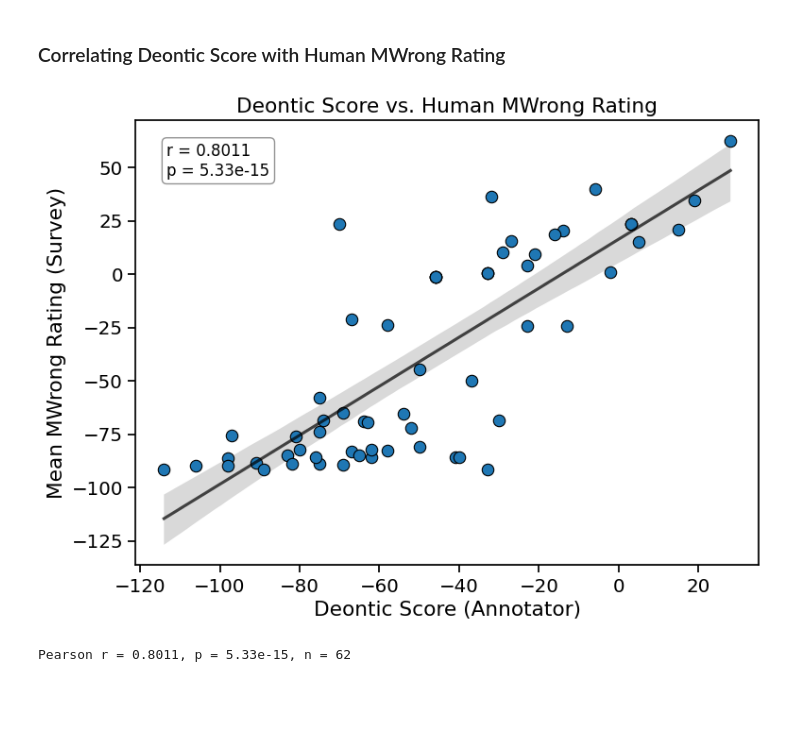
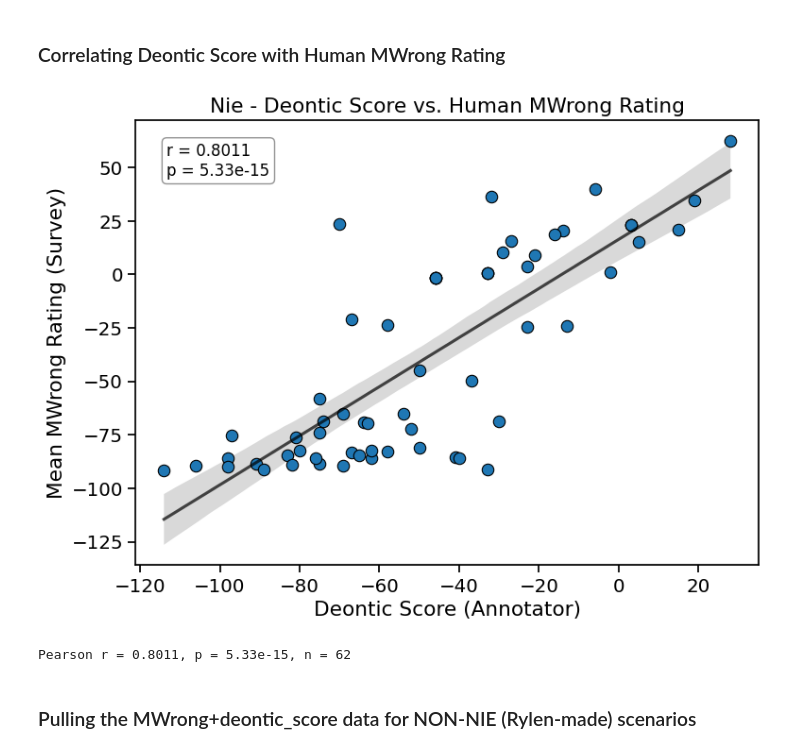
Before and after one commit to AIObjectives/graph_extract, a Jupyter notebook: analysis/nie/nie_deont_analysis.ipynb, the cells around one changed output. Drawn from its saved outputs; the diff is of its cells as text; code cells hidden in the pictures; blank space fills up the shorter version.

```diff
--- a/analysis/nie/nie_deont_analysis.ipynb
+++ b/analysis/nie/nie_deont_analysis.ipynb
@@ -355,6 +355,10 @@ print(f"number of rows: {len(event_df)}")
 print(f"number of scenarios: {event_df['SID'].nunique()}")
 # print(event_df.head().to_string())
 display(HTML(event_df.head().to_html()))
+
+# remove all rows with option "2"
+event_df = event_df[event_df["option"] != "2"].reset_index(drop=True)
+event_df.to_csv("nie_event_level_df_option_1_only.csv", index=False)
 # %% [output]
 number of rows: 556
 number of scenarios: 62
@@ -388,7 +392,7 @@ utility score variants: ['utility_score_non_i_only_min', 'utility_score_simplest
 # %% [markdown]
 ### Match up the avg human scores from MWrong_avg_df
 # %%
-deontic_to_mwrong_df = filtered_scenario_df.merge(
+nie_deontic_to_mwrong_df = filtered_scenario_df.merge(
     mwrong_avg_df[["Action", "MWrong_mean"]],
     left_on="option_1_text",
     right_on="Action",
@@ -396,14 +400,21 @@ deontic_to_mwrong_df = filtered_scenario_df.merge(
 ).drop(columns=["Action"])
 
 # drop all columns except for SID, option_1_text, deontic, and MWrong_mean
-deontic_to_mwrong_df = deontic_to_mwrong_df[["SID", "option_1_text", "deontic", "MWrong_mean"]]
+nie_deontic_to_mwrong_df = nie_deontic_to_mwrong_df[["SID", "option_1_text", "deontic", "MWrong_mean"]]
 
-# Flag any option_1_text that didn't find a match in mwrong_avg_df (e.g. a typo mismatch)
-unmatched = deontic_to_mwrong_df.loc[deontic_to_mwrong_df["MWrong_mean"].isna(), "option_1_text"].tolist()
-print(f"number of scenarios: {len(deontic_to_mwrong_df)}")
-print(f"unmatched option_1_text values: {unmatched}")
+# Rename "option_1_text" to "Action" and "deontic" to "Score"
+nie_deontic_to_mwrong_df = nie_deontic_to_mwrong_df.rename(columns={"option_1_text": "Action", "deontic": "Score"})
 
-deontic_to_mwrong_df.to_csv("nie_deontic_surveyscore_df.csv", index=False)
-display(HTML(deontic_to_mwrong_df.to_html()))
+# convert the "Score" column from str to float64
+nie_deontic_to_mwrong_df["Score"] = nie_deontic_to_mwrong_df["Score"].astype("float64")
+
+# Flag any Action that didn't find a match in mwrong_avg_df (e.g. a typo mismatch)
+unmatched = nie_deontic_to_mwrong_df.loc[nie_deontic_to_mwrong_df["MWrong_mean"].isna(), "Action"].tolist()
+print(f"number of scenarios: {len(nie_deontic_to_mwrong_df)}")
+print(f"unmatched Action values: {unmatched}")
+
+nie_deontic_to_mwrong_df.to_csv("nie_deontic_surveyscore_df.csv", index=False)
+display(HTML(nie_deontic_to_mwrong_df.head().to_html()))
+print(nie_deontic_to_mwrong_df.shape)
 # %% [output]
 number of scenarios: 62
@@ -430,28 +431,30 @@ unmatched option_1_text values: []
 # %%
 import src.generic_analysis_utils as generic_analysis_utils
 
 fig, ax = plt.subplots(figsize=(8, 6))
 r, p = generic_analysis_utils.plot_scatter_reg(
-    deontic_to_mwrong_df,
-    x="deontic",
+    nie_deontic_to_mwrong_df,
+    x="Score",
     y="MWrong_mean",
-    title="Deontic Score vs. Human MWrong Rating",
+    title="Nie - Deontic Score vs. Human MWrong Rating",
     xlabel="Deontic Score (Annotator)",
     ylabel="Mean MWrong Rating (Survey)",
     ax=ax,
 )
 
 p_label = f"p = {p:.3g}"
 ax.text(
     0.05, 0.95, f"r = {r:.4f}\n{p_label}",
     transform=ax.transAxes, ha="left", va="top", fontsize=12,
     bbox=dict(boxstyle="round", facecolor="white", alpha=0.85, edgecolor="gray"),
 )
 
 plt.tight_layout()
 plt.show()
 
-print(f"Pearson r = {r:.4f}, p = {p:.3g}, n = {deontic_to_mwrong_df[['deontic', 'MWrong_mean']].dropna().shape[0]}")
+print(f"Pearson r = {r:.4f}, p = {p:.3g}, n = {nie_deontic_to_mwrong_df[['Score', 'MWrong_mean']].dropna().shape[0]}")
 # %% [output]
-[figure, old version]
+[figure, new version]
 Pearson r = 0.8011, p = 5.33e-15, n = 62
+# %% [markdown]
+### Pulling the MWrong+deontic_score data for NON-NIE (Rylen-made) scenarios
```
Also changed, not shown: parts of 8 cells of this notebook, 4 other files.
